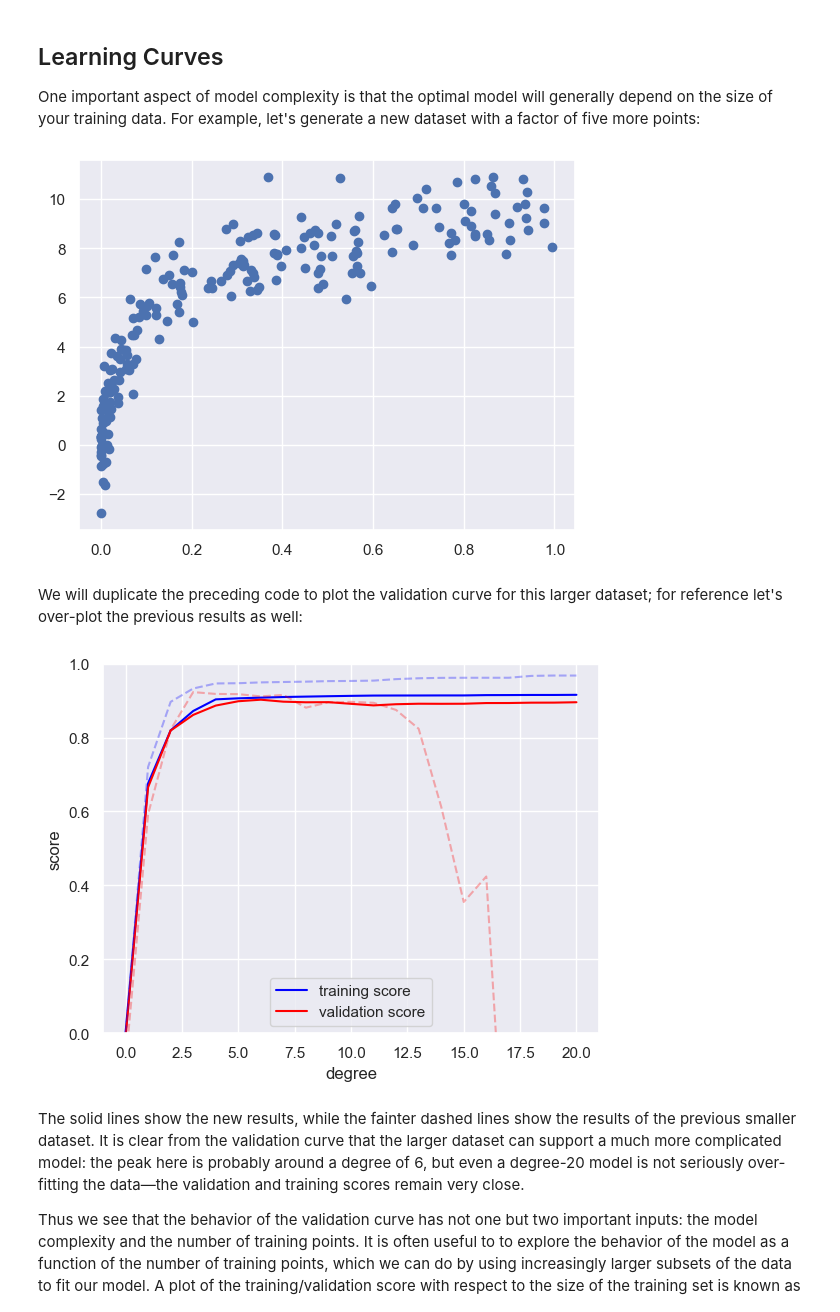
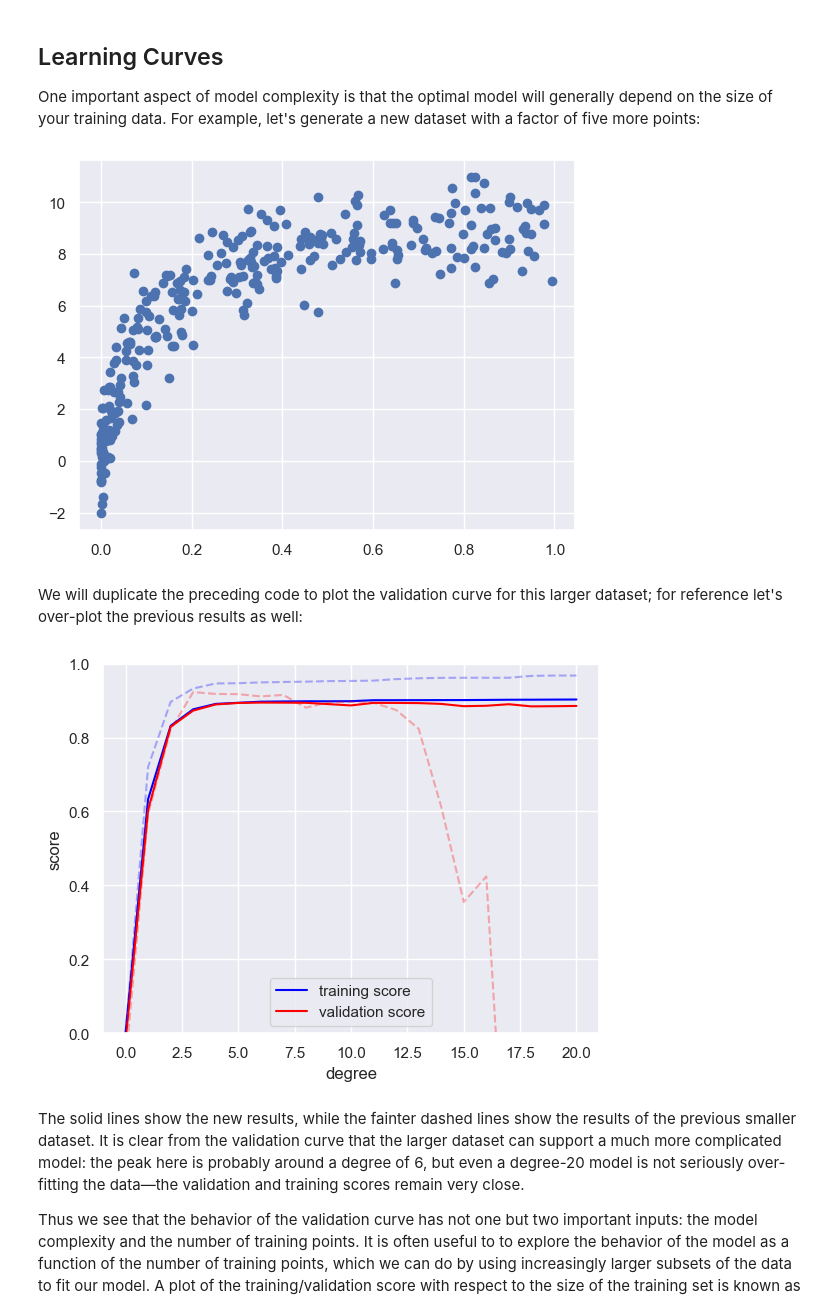
Before and after one commit to atmsillinois/machine-learning-1-burkeprw, a Jupyter notebook: M05N04_Hyperparameters_and_Model_Validation.ipynb, the cells around one changed output. Saved outputs shown, nothing was run; the diff lists cells and outputs as text; code cells hidden in the pictures.

```diff
--- a/M05N04_Hyperparameters_and_Model_Validation.ipynb
+++ b/M05N04_Hyperparameters_and_Model_Validation.ipynb
@@ -319,10 +329,10 @@ Notice that finding this optimal model did not actually require us to compute th
 One important aspect of model complexity is that the optimal model will generally depend on the size of your training data.
 For example, let's generate a new dataset with a factor of five more points:
 # %%
-X2, y2 = make_data(200)
+X2, y2 = make_data(300)
 plt.scatter(X2.ravel(), y2);
 # %% [output]
-[figure, old version]
+[figure, new version]
 # %% [markdown]
 We will duplicate the preceding code to plot the validation curve for this larger dataset; for reference let's over-plot the previous results as well:
 # %%
@@ -339,7 +349,7 @@ plt.ylim(0, 1)
 plt.xlabel('degree')
 plt.ylabel('score');
 # %% [output]
-[figure, old version]
+[figure, new version]
 # %% [markdown]
 The solid lines show the new results, while the fainter dashed lines show the results of the previous smaller dataset.
 It is clear from the validation curve that the larger dataset can support a much more complicated model: the peak here is probably around a degree of 6, but even a degree-20 model is not seriously over-fitting the data—the validation and training scores remain very close.
```
Also changed, not shown: parts of 5 cells of this notebook, 4 other files.
